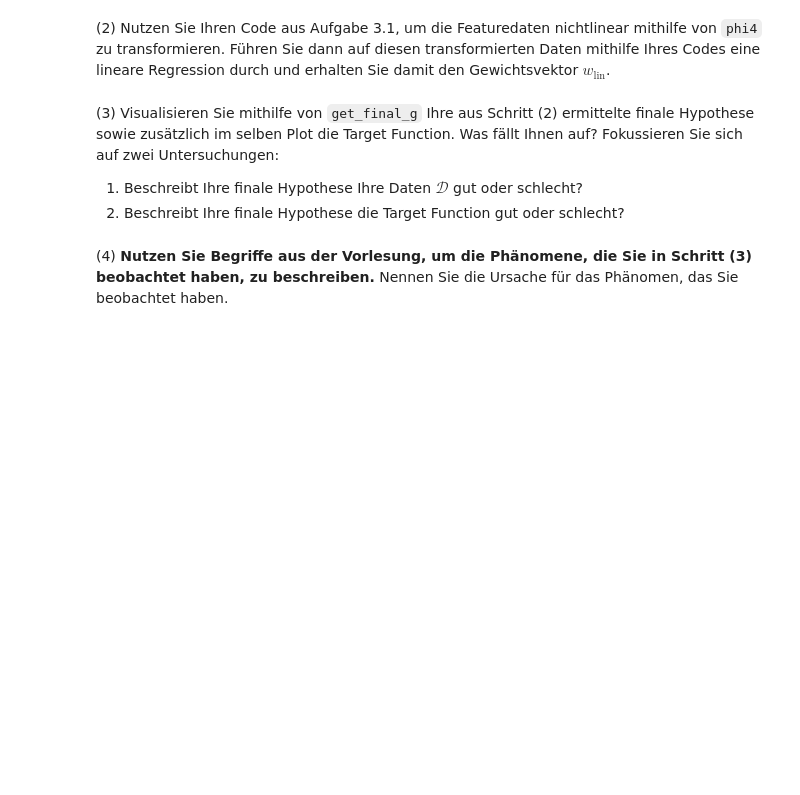
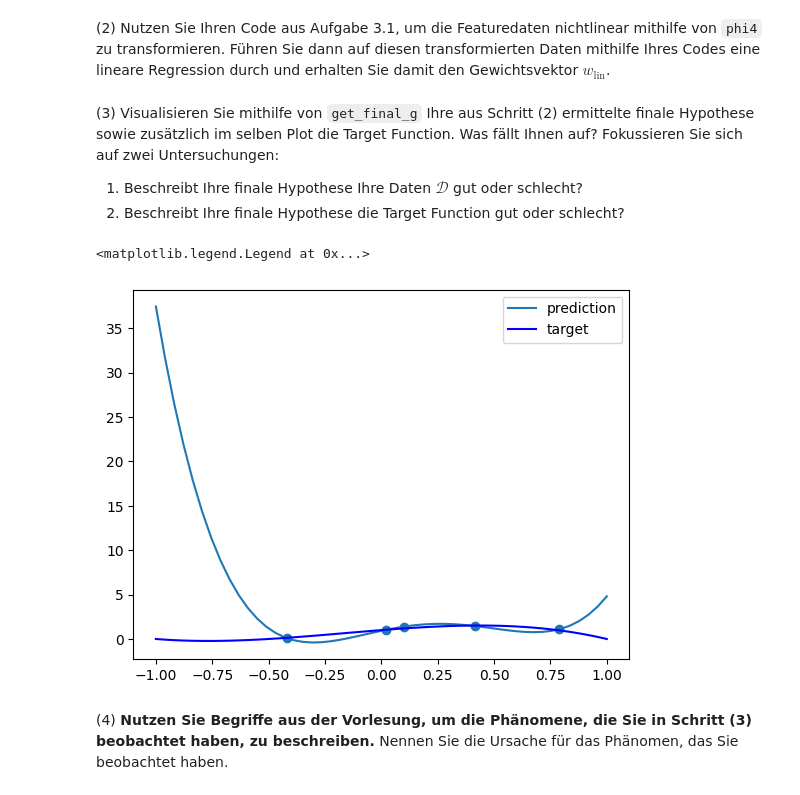
Before and after one commit to Emanuel162/MachineLearning, a Jupyter notebook: UebungenML/SJMN-3.ipynb, the cells around one changed output. Saved outputs shown, nothing was run; the diff lists cells and outputs as text; code cells hidden in the pictures; blank space fills up the shorter version.

```diff
--- a/UebungenML/SJMN-3.ipynb
+++ b/UebungenML/SJMN-3.ipynb
@@ -148,8 +157,20 @@ X_3_2, y_3_2 = get_data(N=5,sigma=.1)
 (2) Nutzen Sie Ihren Code aus Aufgabe 3.1, um die Featuredaten nichtlinear mithilfe von `phi4` zu transformieren. Führen Sie dann auf diesen transformierten Daten mithilfe Ihres Codes eine lineare Regression durch und erhalten Sie damit den Gewichtsvektor $w_\text{lin}$.
+# %%
+X=phi4(X_3_2)
+w_lin=lin_reg(X,y_3_2)
 # %% [markdown]
 (3) Visualisieren Sie mithilfe von `get_final_g` Ihre aus Schritt (2) ermittelte finale Hypothese sowie zusätzlich im selben Plot die Target Function. Was fällt Ihnen auf? Fokussieren Sie sich auf zwei Untersuchungen:
 1. Beschreibt Ihre finale Hypothese Ihre Daten $\mathcal{D}$ gut oder schlecht?
 2. Beschreibt Ihre finale Hypothese die Target Function gut oder schlecht?
+# %%
+plt.plot(intervall,get_final_g(intervall,w_lin),label='prediction')
+f=get_target_function()
+plt.plot(intervall,f(intervall),'b',label='target')
+plt.scatter(X_3_2,y_3_2)
+plt.legend()
+# %% [output]
+<matplotlib.legend.Legend at 0x...>
+[figure, added]
 # %% [markdown]
 (4) **Nutzen Sie Begriffe aus der Vorlesung, um die Phänomene, die Sie in Schritt (3) beobachtet haben, zu beschreiben.** Nennen Sie die Ursache für das Phänomen, das Sie beobachtet haben.
 # %% [markdown]
```
Also changed, not shown: parts of 4 cells of this notebook.
